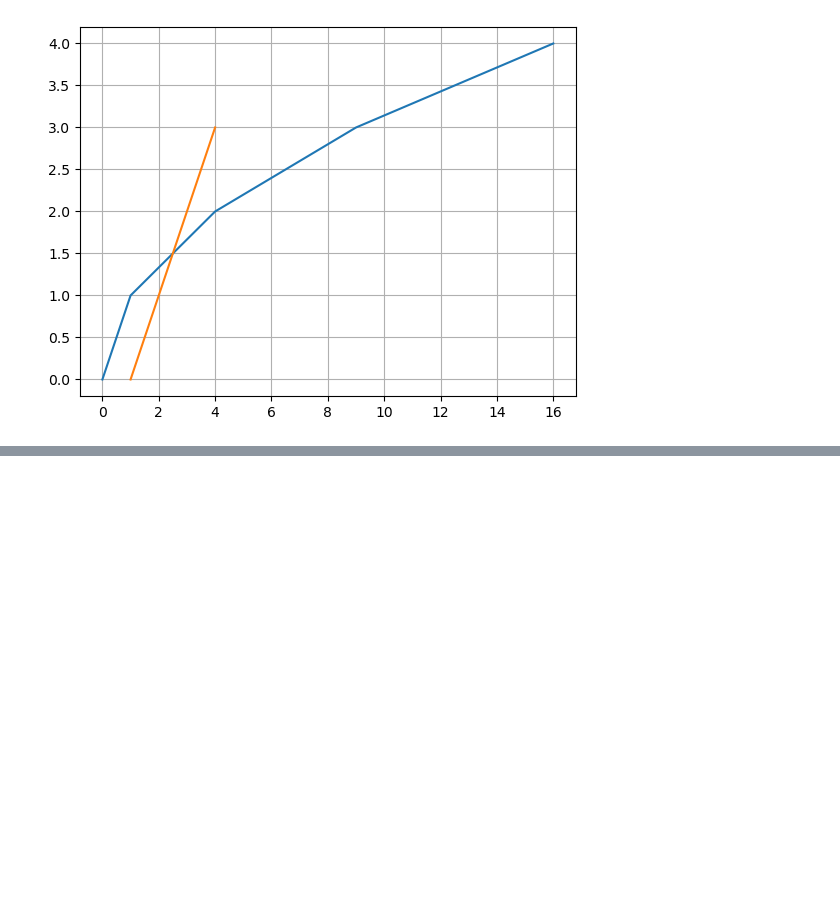
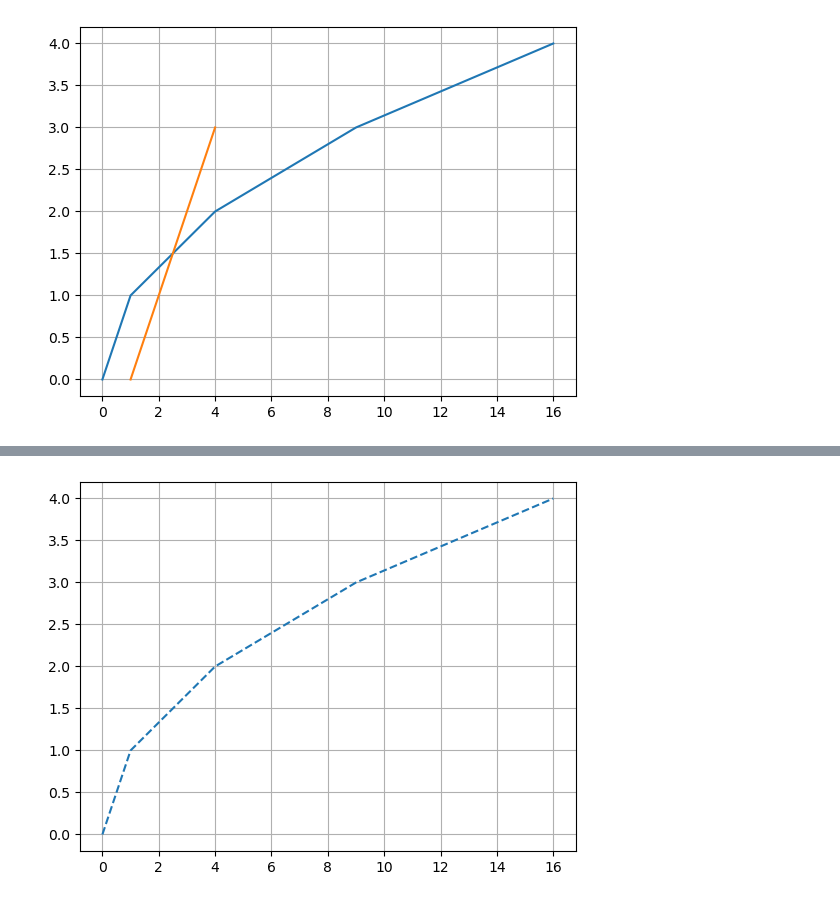
Before and after one commit to AleksandrFrom/DS, a Jupyter notebook: Matplotlib/02.ipynb, the cells around one changed output, grey strips where cells are left out. Cells and saved outputs as stored; diff of their text form; code cells hidden in the pictures; blank space fills up the shorter version.

```diff
--- a/Matplotlib/02.ipynb
+++ b/Matplotlib/02.ipynb
@@ -38,0 +70,9 @@ plt.show()
+# %%
+y = np.arange(0, 5, 1)              # [0, 1, 2, 3, 4]
+x = np.array([a*a for a in y ])     # [0, 1, 4, 9, 16]
+
+plt.plot(x, y, '--')
+plt.grid()
+plt.show()
+# %% [output]
+[figure, added]
```
Also changed, not shown: parts of 16 cells of this notebook.
